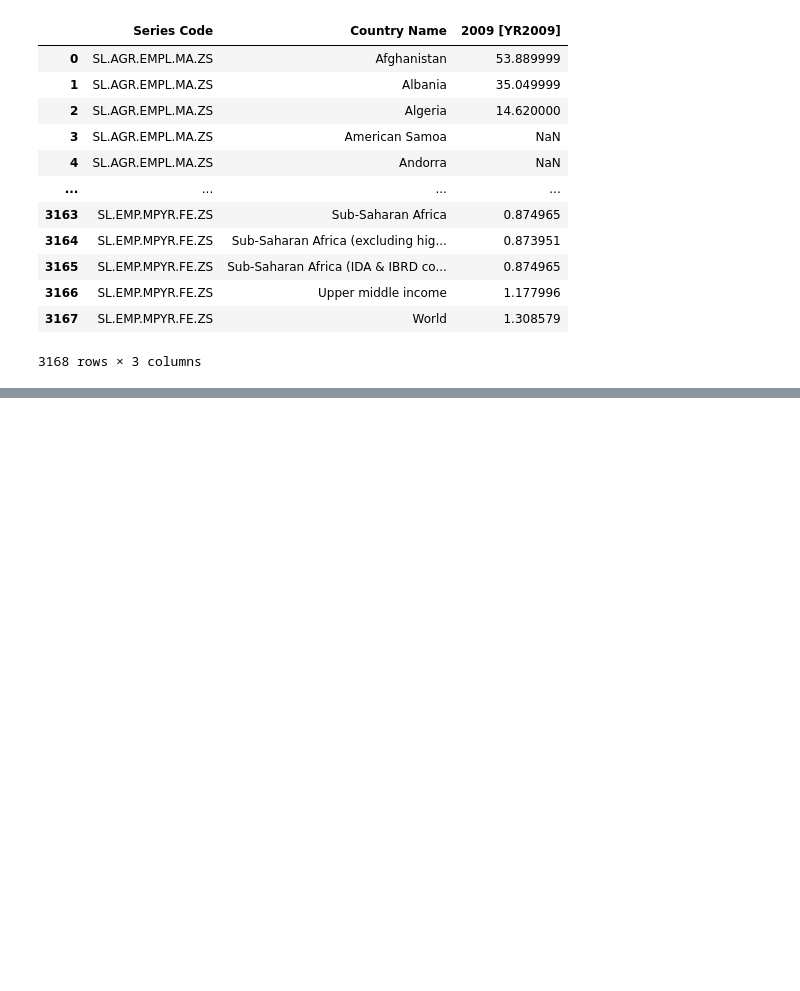
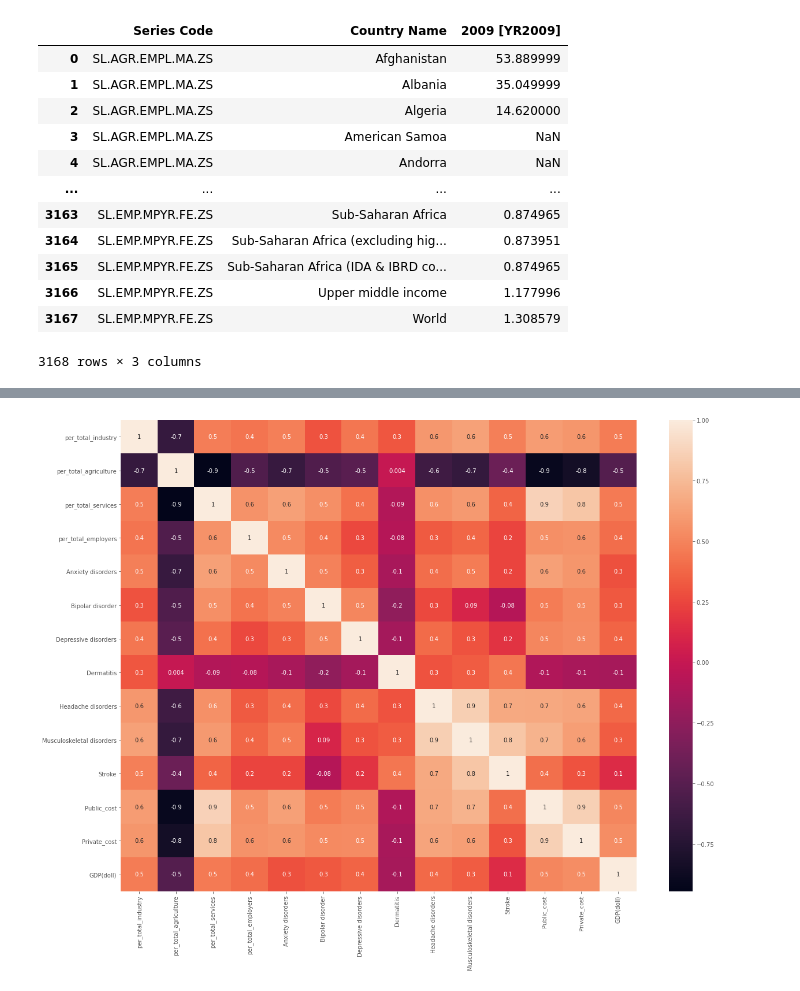
Before and after one commit to luisbazevedo/PfDS---Work-Health, a Jupyter notebook: notebooks/luisbazevedo_draft_0.ipynb, the cells around one changed output, grey strips where cells are left out. Saved outputs shown, nothing was run; the diff lists cells and outputs as text; code cells hidden in the pictures; blank space fills up the shorter version.

```diff
--- a/notebooks/luisbazevedo_draft_0.ipynb
+++ b/notebooks/luisbazevedo_draft_0.ipynb
@@ -519,7 +494,7 @@ df_employment = df_employment.copy().pivot(index='Country Name', columns = 'Seri
 # %%
 df_employment = df_employment.rename_axis('location_name')
 # %%
-df_gdp.rename(columns={'SL.AGR.EMPL.FE.ZS':'per_female_agriculture',\
+df_employment.rename(columns={'SL.AGR.EMPL.FE.ZS':'per_female_agriculture',\
                       'SL.AGR.EMPL.MA.ZS':'per_male_agriculture',\
                       'SL.AGR.EMPL.ZS':'per_total_agriculture',\
                       'SL.EMP.MPYR.FE.ZS':'per_female_employers',\
@@ -533,0 +533,4 @@ df_gdp.rename(columns={'SL.AGR.EMPL.FE.ZS':'per_female_agriculture',\
+# %%
+df_employment_totals = df_employment[['per_total_industry','per_total_agriculture','per_total_services','per_total_employers']]
+# %%
+complete_2 = pd.merge(df_employment_totals,complete_1, on='location_name', how='inner')
@@ -533,0 +566,9 @@ df_gdp.rename(columns={'SL.AGR.EMPL.FE.ZS':'per_female_agriculture',\
+# %%
+#check correlation between diseases:
+df_corr = complete_2.corr(method = 'spearman')
+figure = plt.figure(figsize=(20,15))
+sns.heatmap(df_corr, annot=True, fmt = '.1g')
+plt.show()
+#
+# %% [output]
+[figure, added]
```
Also changed, not shown: parts of 13 cells of this notebook, 2 other files.
